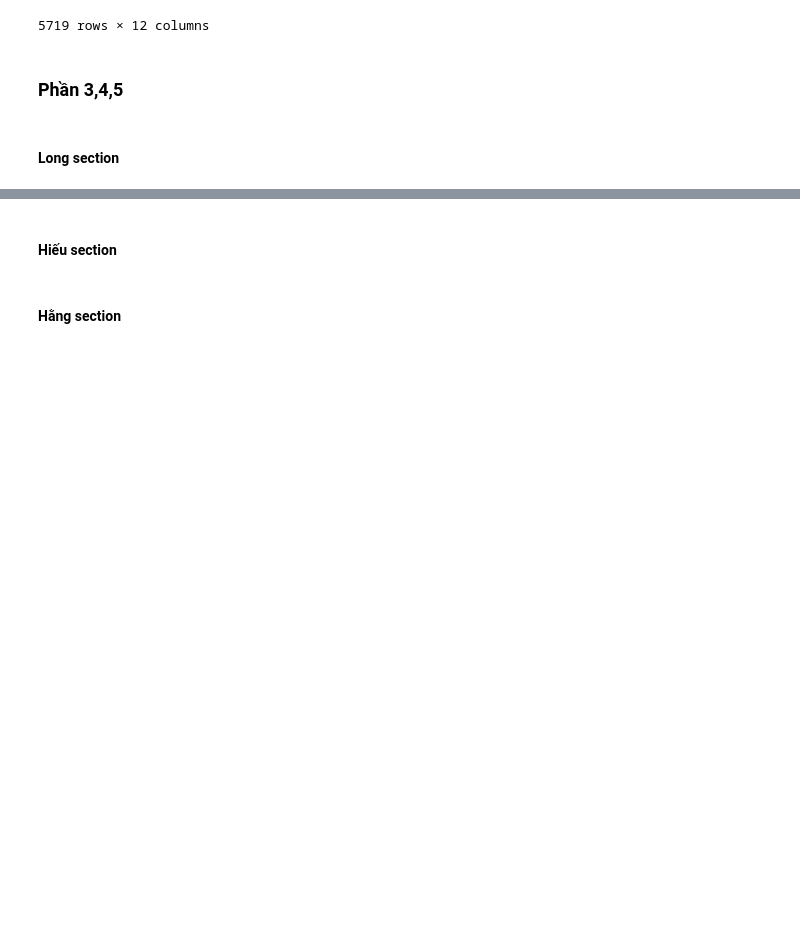
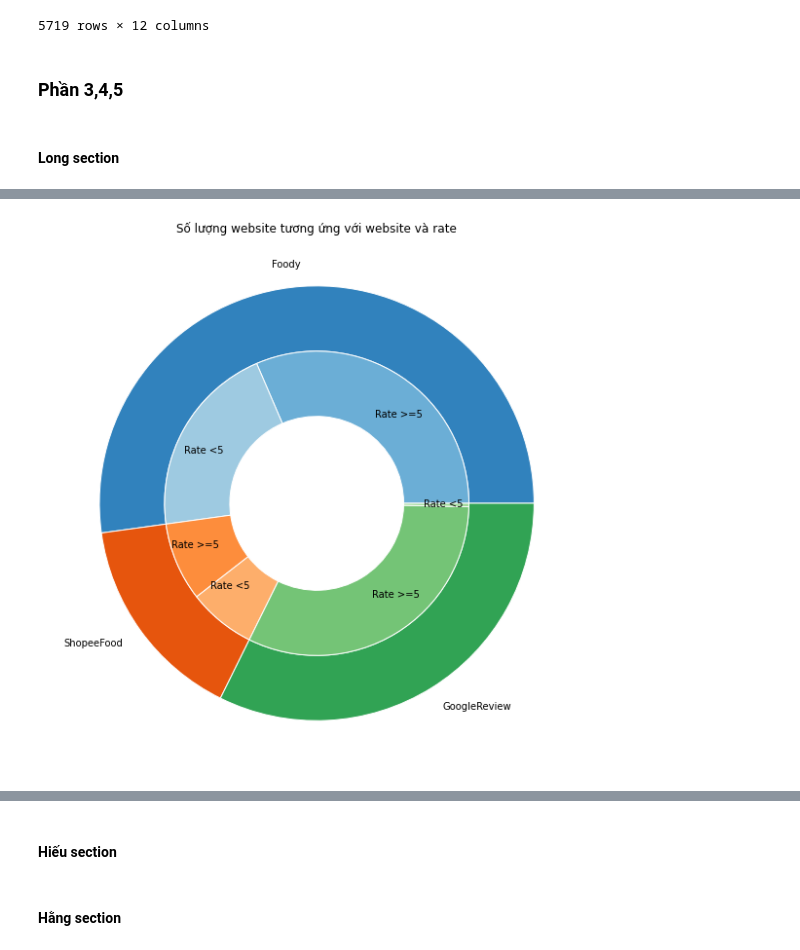
Before and after one commit to thafnhlong/HCMUS-UNIV-WebScience-VisualizeData, a Jupyter notebook: Source.ipynb, the cells around one changed output, grey strips where cells are left out. Cells and saved outputs as stored; diff of their text form; code cells hidden in the pictures; blank space fills up the shorter version.

```diff
--- a/Source.ipynb
+++ b/Source.ipynb
@@ -561,0 +608,34 @@ DATA.sort_values(by="price_from",ascending=False).groupby(["full_name"])[columns
+# %%
+# Tiêu chí: website, số lượng quán, rate
+# Giải thích: Trên tập dữ liệu, 3 fields có kiểu quan hệ so sánh tổng thể nên dùng donut chart
+# Trực quan:
+
+dweb = []
+dsubweb = []
+for web in ListWebsite:
+    tmp = DATA[DATA["website"]==web]
+    dweb.append(len(tmp))
+    dsubweb.append(tmp[tmp["rate"]>=5].shape[0])
+    dsubweb.append(tmp[tmp["rate"]<5].shape[0])
+
+fig, ax = plt.subplots()
+fig.set_size_inches(10,10)
+ax.axis('equal')
+width = 0.3
+
+cm = plt.get_cmap("tab20c")
+cout = cm(np.arange(3)*4)
+pie, _ = ax.pie(dweb, radius=1, labels=ListWebsite, colors=cout)
+plt.setp( pie, width=width, edgecolor='white')
+
+cin = cm(np.array([1,2,5,6,9,10]))
+labels = ["Rate >=5","Rate <5"]*3
+pie2, _ = ax.pie(dsubweb, radius=1-width, labels=labels,
+                                      labeldistance=0.7, colors=cin)
+plt.setp( pie2, width=width, edgecolor='white')
+plt.title("Số lượng website tương ứng với website và rate")
+plt.show()
+
+# Ý nghĩa: Thấy được tỉ lệ quán có rate theo điều kiện ở từng website
+# %% [output]
+[figure, added]
```
Also changed, not shown: parts of 20 cells of this notebook, 1 other file.
